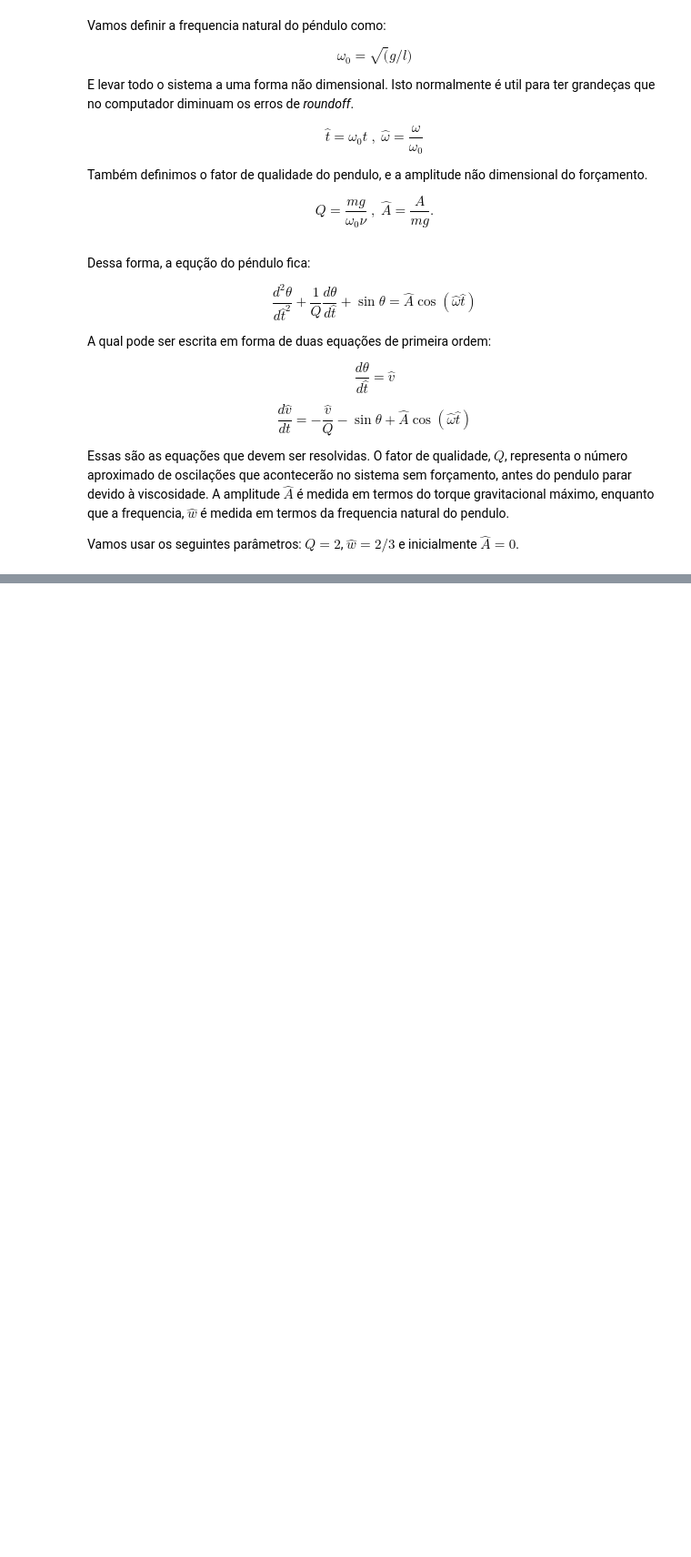
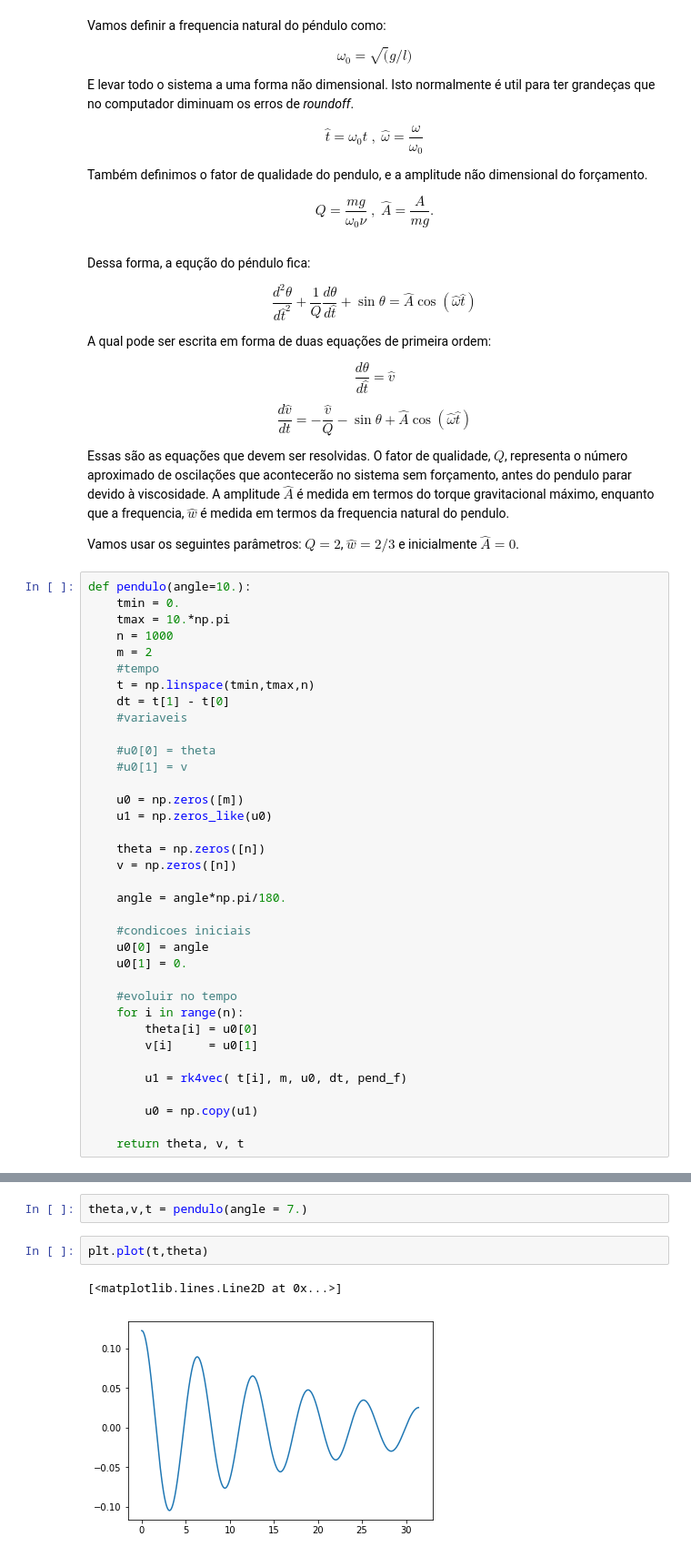
Before and after one commit to tavo-buk/icfis, a Jupyter notebook: EDO2.ipynb, the cells around one changed output, grey strips where cells are left out. Shown: that part at 91% size. Saved outputs shown, nothing was run; the diff lists cells and outputs as text; blank space fills up the shorter version.

```diff
--- a/EDO2.ipynb
+++ b/EDO2.ipynb
@@ -250,3 +250,39 @@ $$
 Essas são as equações que devem ser resolvidas. O fator de qualidade, $Q$, representa o número aproximado de oscilações que acontecerão no sistema sem forçamento, antes do pendulo parar devido à viscosidade.  A amplitude ${\hat A}$ é medida em termos do torque gravitacional máximo, enquanto que a frequencia, ${\hat w}$ é medida em termos da frequencia natural do pendulo.
 
 Vamos usar os seguintes parâmetros: $Q = 2$,  ${\hat w} = 2/3$ e inicialmente ${\hat A} = 0$.
+# %%
+def pendulo(angle=10.):
+    tmin = 0.
+    tmax = 10.*np.pi
+    n = 1000
+    m = 2
+    #tempo
+    t = np.linspace(tmin,tmax,n)
+    dt = t[1] - t[0]
+    #variaveis
+
+    #u0[0] = theta
+    #u0[1] = v
+
+    u0 = np.zeros([m])
+    u1 = np.zeros_like(u0)
+
+    theta = np.zeros([n])
+    v = np.zeros([n])
+
+    angle = angle*np.pi/180.
+
+    #condicoes iniciais
+    u0[0] = angle
+    u0[1] = 0.
+
+    #evoluir no tempo
+    for i in range(n):
+        theta[i] = u0[0]
+        v[i]     = u0[1]
+
+        u1 = rk4vec( t[i], m, u0, dt, pend_f)
+
+        u0 = np.copy(u1)
+
+    return theta, v, t
@@ -252,0 +302,7 @@ Vamos usar os seguintes parâmetros: $Q = 2$,  ${\hat w} = 2/3$ e inicialmente $
+# %%
+theta,v,t = pendulo(angle = 7.)
+# %%
+plt.plot(t,theta)
+# %% [output]
+[<matplotlib.lines.Line2D at 0x...>]
+[figure, added]
```
Also changed, not shown: parts of 5 cells of this notebook.
